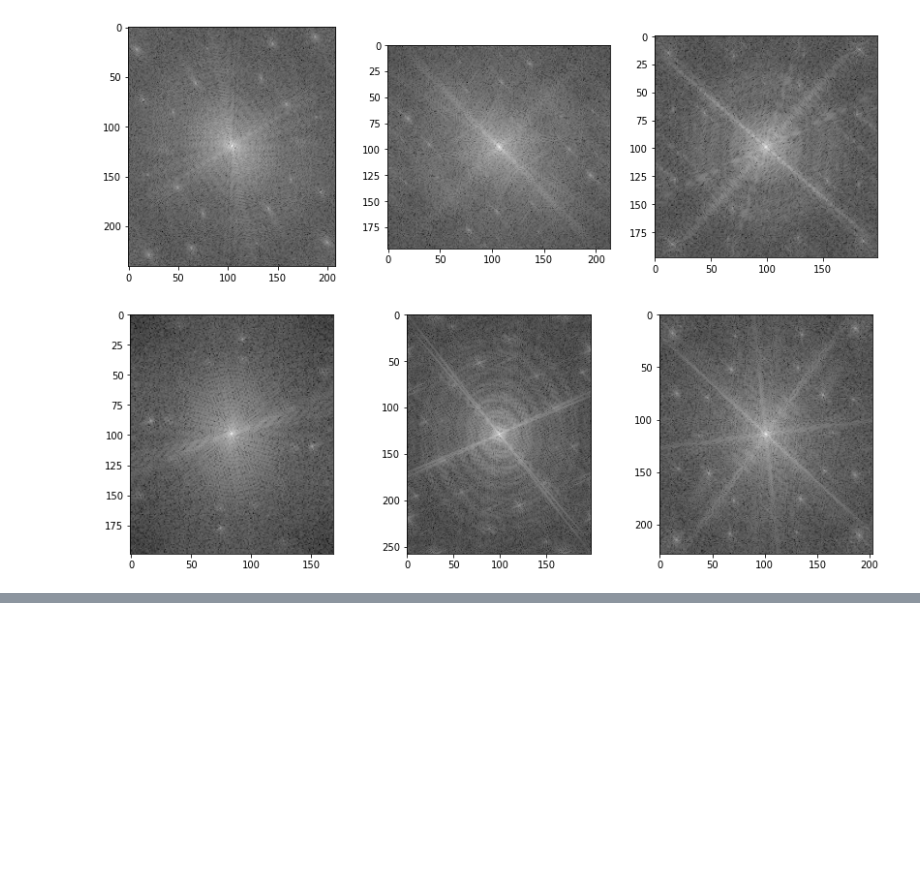
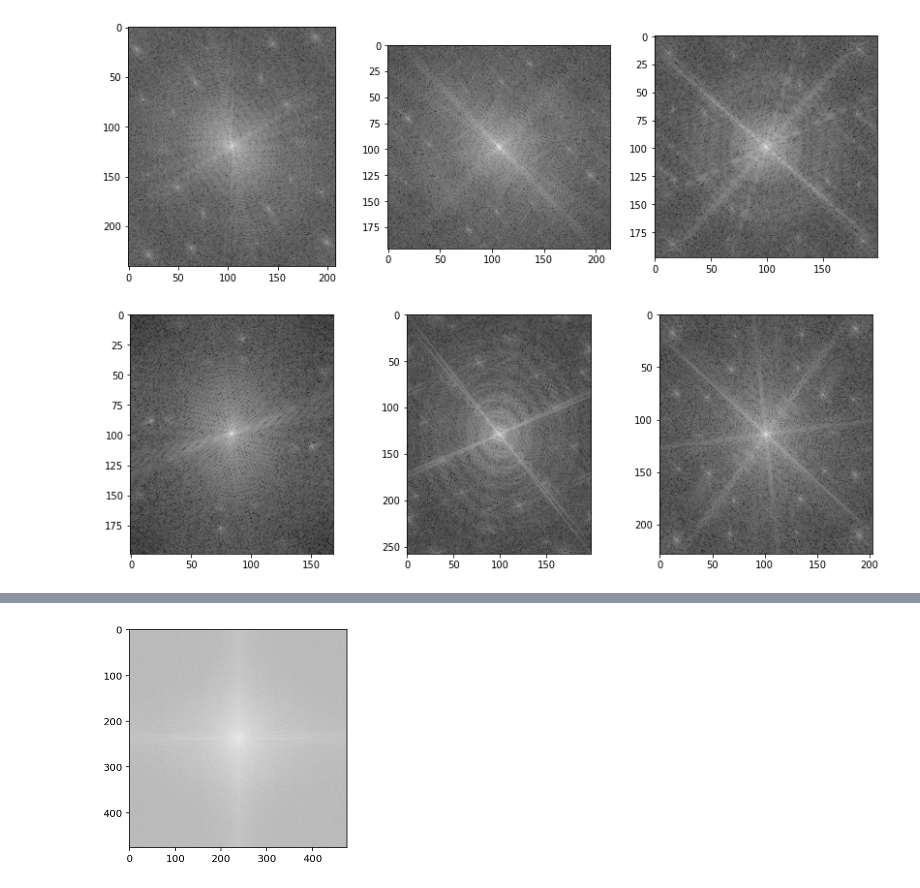
Before and after one commit to Whojo/My_image_denoiser, a Jupyter notebook: DeStripe.ipynb, the cells around one changed output, grey strips where cells are left out. Cells and saved outputs as stored; diff of their text form; code cells hidden in the pictures; blank space fills up the shorter version.

```diff
--- a/DeStripe.ipynb
+++ b/DeStripe.ipynb
@@ -218,0 +257,4 @@ def loss(I0, c1, c2):
+# %%
+plt.imshow(log_abs(selected_fft), cmap='gray');
+# %% [output]
+[figure, added]
```
Also changed, not shown: parts of 30 cells of this notebook, 2 other files.
